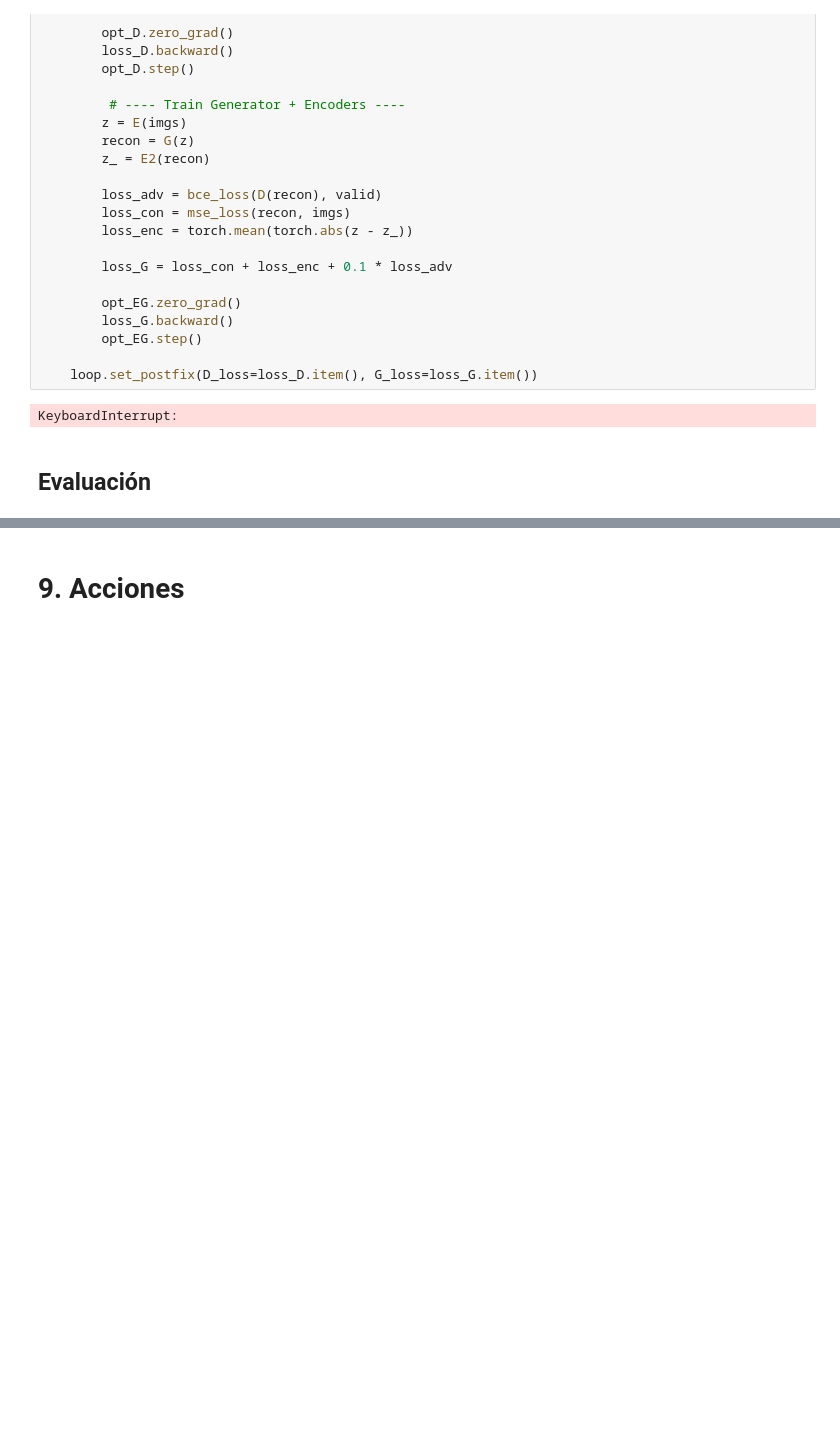
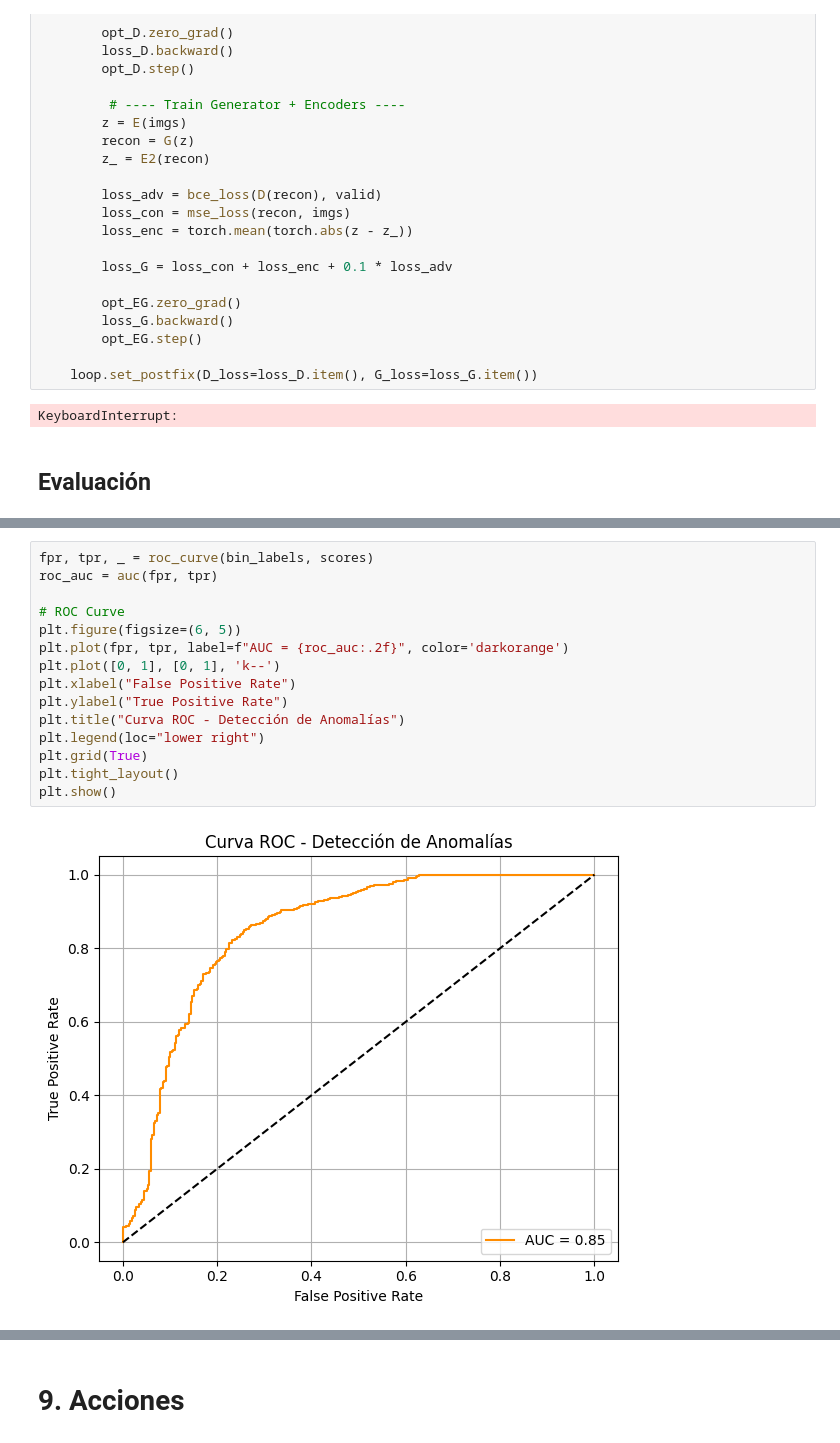
Before and after one commit to panconlocro/Caso-de-Aplicaci-n-de-GAN, a Jupyter notebook: code/preprocesamiento.ipynb, the cells around one changed output, grey strips where cells are left out. Cells and saved outputs as stored; diff of their text form; blank space fills up the shorter version.

```diff
--- a/code/preprocesamiento.ipynb
+++ b/code/preprocesamiento.ipynb
@@ -345,0 +327,17 @@ plt.show()
+# %%
+fpr, tpr, _ = roc_curve(bin_labels, scores)
+roc_auc = auc(fpr, tpr)
+
+# ROC Curve
+plt.figure(figsize=(6, 5))
+plt.plot(fpr, tpr, label=f"AUC = {roc_auc:.2f}", color='darkorange')
+plt.plot([0, 1], [0, 1], 'k--')
+plt.xlabel("False Positive Rate")
+plt.ylabel("True Positive Rate")
+plt.title("Curva ROC - Detección de Anomalías")
+plt.legend(loc="lower right")
+plt.grid(True)
+plt.tight_layout()
+plt.show()
+# %% [output]
+[figure, added]
```
Also changed, not shown: parts of 12 cells of this notebook, 1 other file.
